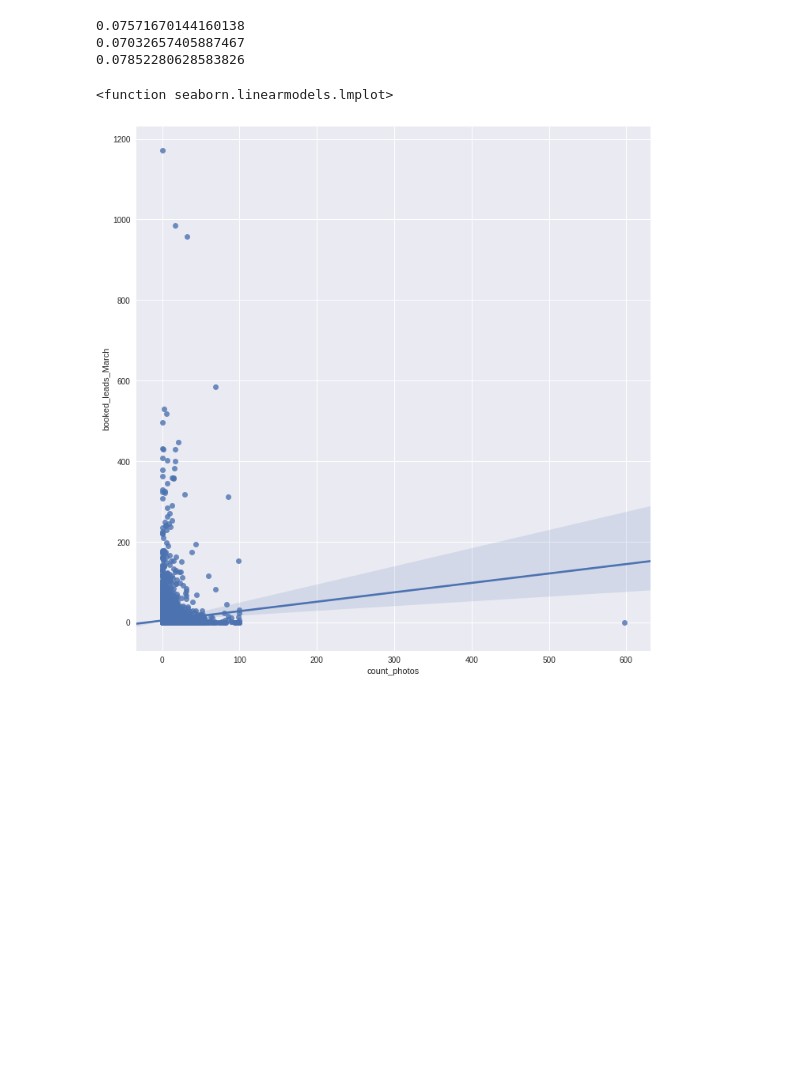
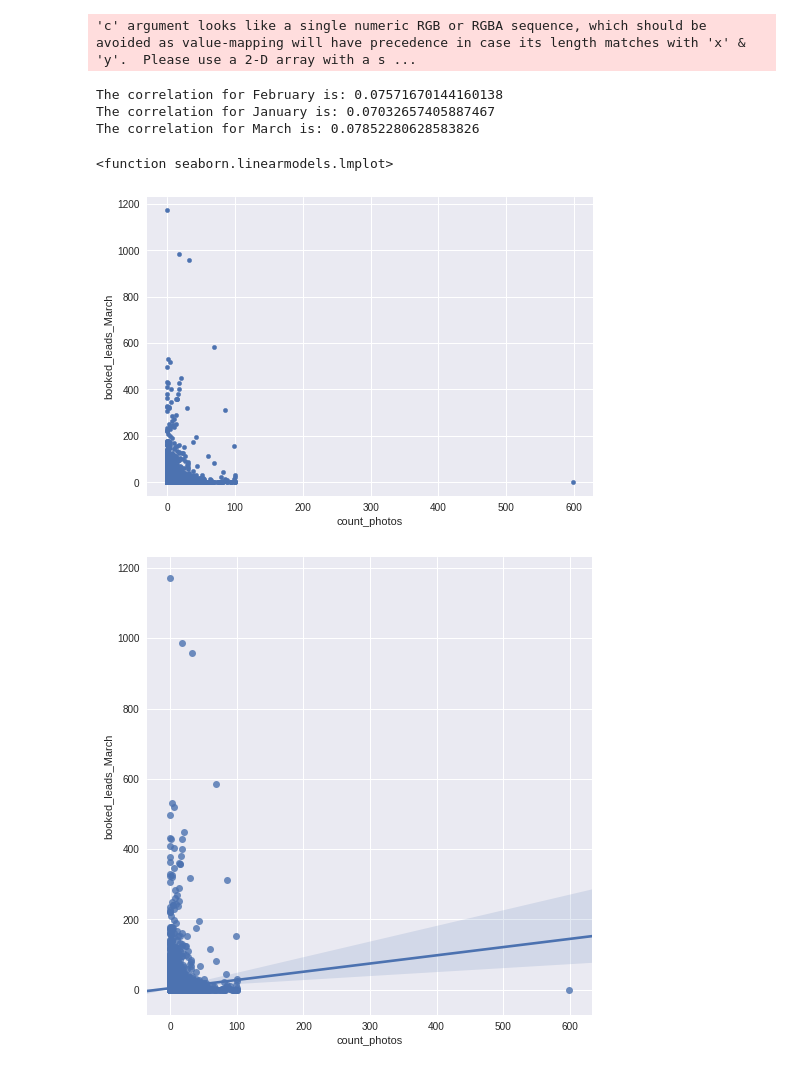
Before and after one commit to JuanPabloSolano1/DR, a Jupyter notebook: Correlation_analysis.ipynb, the cells around one changed output. Drawn from its saved outputs; the diff is of its cells as text; code cells hidden in the pictures; blank space fills up the shorter version.

```diff
--- a/Correlation_analysis.ipynb
+++ b/Correlation_analysis.ipynb
@@ -3,37 +3,38 @@
 # %%
 import pandas as pd
 import numpy as np
 import seaborn as sns; sns.set()
 import matplotlib.pyplot as plt
 
-url = 'https://raw.githubusercontent.com/JuanPabloSolano1/Doordash/master/Photos%20Analysis%20(Photos_Analysis)%20-%20Photos%20Analysis%20(Photos_Analysis).csv?token=Abk7lkflsMVMTgwSVbQAS2nJYmx31tDDks5cop1iwA%3D%3D'
-check = pd.read_csv(url)
+url = 'https://raw.githubusercontent.com/JuanPabloSolano1/Doordash/master/Photos%20Analysis%20(Photos_Analysis)%20-%20Photos%20Analysis%20(Photos_Analysis).csv?token=Abk7lsJDa0_xiSB5tyu6JdryAubf8YxKks5cop8EwA%3D%3D'
 check.head(1)
 
 resolve = check.corr(method='pearson')
 resolve
 
 resolve2 = check['count_photos'].corr(check['booked_leads_February'])
-print(resolve2)
+print('The correlation for February is: {}'.format(resolve2))
 
 resolve3 = check['count_photos'].corr(check['booked_leads_January'])
-print(resolve3)
+print('The correlation for January is: {}'.format(resolve3))
 
 resolve4 = check['count_photos'].corr(check['booked_leads_March'])
-print(resolve4)
+print('The correlation for March is: {}'.format(resolve4))
 
-#sns.scatterplot(x='count_photos', y='booked_leads_March', data=check)
+check.plot.scatter('count_photos','booked_leads_March')
 
 corr = check.corr(method='pearson')
 
 corr.style.background_gradient(cmap='coolwarm')
 
-sns.lmplot(x='count_photos', y='booked_leads_March', data=check,size = 10)
+sns.lmplot(x='count_photos', y='booked_leads_March', data=check,size = 7.15)
 
 sns.lmplot
 # %% [output]
-0.07571670144160138
-0.07032657405887467
-0.07852280628583826
+'c' argument looks like a single numeric RGB or RGBA sequence, which should be avoided as value-mapping will have precedence in case its length matches with 'x' & 'y'.  Please use a 2-D array with a s ...
-<function seaborn.linearmodels.lmplot>
+The correlation for February is: 0.07571670144160138
+The correlation for January is: 0.07032657405887467
+The correlation for March is: 0.07852280628583826
+<function seaborn.linearmodels.lmplot>
-[figure, old version]
+[figure, new version]
+[figure, added]
```
